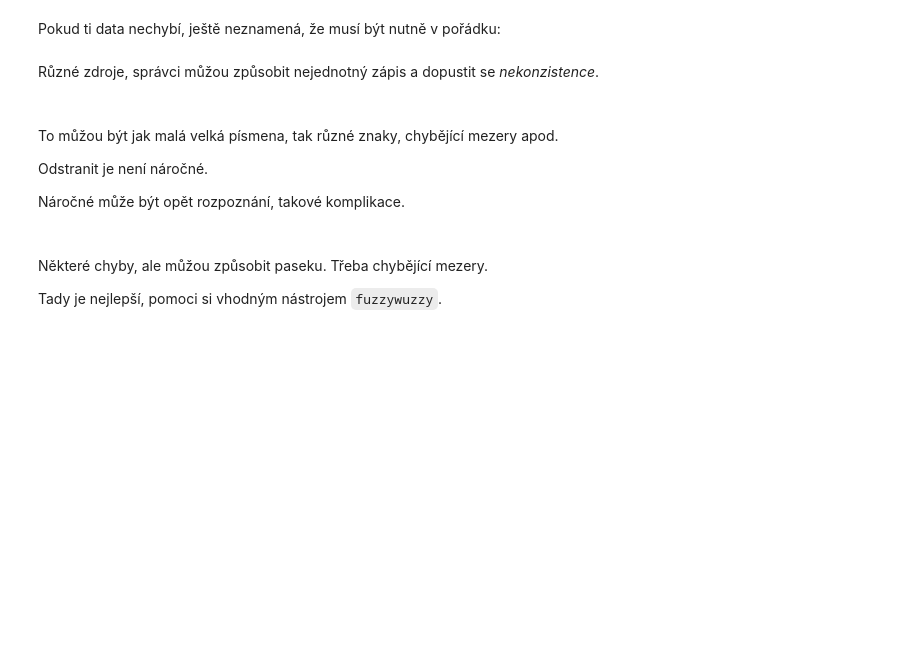
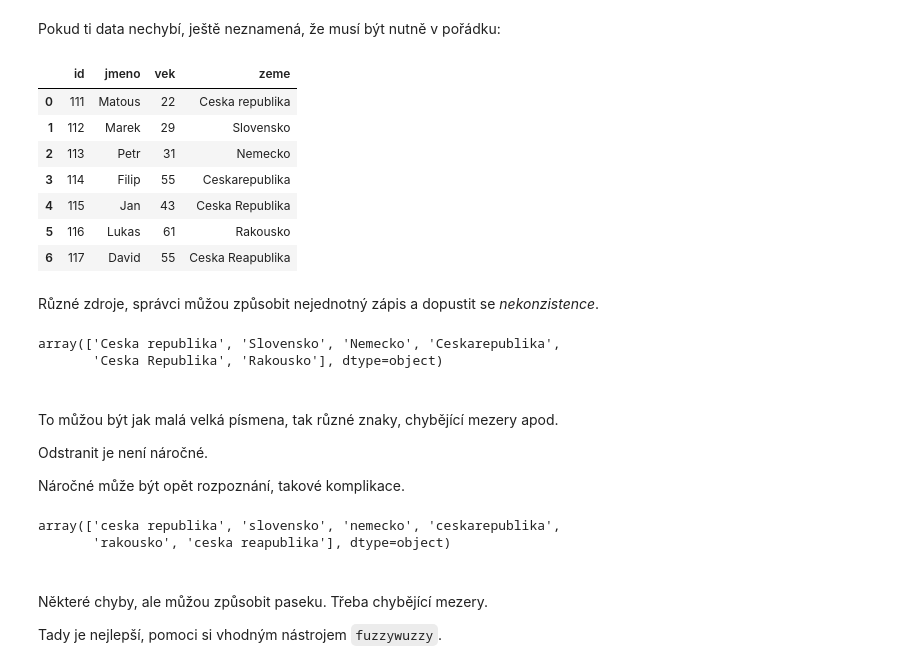
Before and after one commit to Bralor/data-csob-2023, a Jupyter notebook: shared/notebooks/lesson04.ipynb, the cells around one changed output. Drawn from its saved outputs; the diff is of its cells as text; code cells hidden in the pictures; blank space fills up the shorter version.

```diff
--- a/shared/notebooks/lesson04.ipynb
+++ b/shared/notebooks/lesson04.ipynb
@@ -1573,19 +1229,31 @@ Pokud ti data nechybí, ještě neznamená, že musí být nutně v pořádku:
 from pandas import DataFrame
 # %%
 chybny_dataset = {
-    "id": [111, 112, 113, 114, 115, 116],
-    "jmeno": ["Matous", "Marek", "Petr", "Filip", "Jan", "Lukas"],
-    "vek": [22, 29, 31, 55, 43, 61],
-    "zeme": ["Ceska republika", "Slovensko", "Nemecko", "Ceskarepublika", "Ceska republika", "Rakouskou"]
+    "id": [111, 112, 113, 114, 115, 116, 117],
+    "jmeno": ["Matous", "Marek", "Petr", "Filip", "Jan", "Lukas", "David"],
+    "vek": [22, 29, 31, 55, 43, 61, 55],
+    "zeme": ["Ceska republika", "Slovensko", "Nemecko", "Ceskarepublika", "Ceska Republika", "Rakousko", "Ceska Reapublika"]
 }
 # %%
 df_zamestnanci = DataFrame(chybny_dataset)
 # %%
-df_zamestnanci.head()
+df_zamestnanci
+# %% [output]
+|  | id | jmeno | vek | zeme |
+| 0 | 111 | Matous | 22 | Ceska republika |
+| 1 | 112 | Marek | 29 | Slovensko |
+| 2 | 113 | Petr | 31 | Nemecko |
+| 3 | 114 | Filip | 55 | Ceskarepublika |
+| 4 | 115 | Jan | 43 | Ceska Republika |
+| 5 | 116 | Lukas | 61 | Rakousko |
+| 6 | 117 | David | 55 | Ceska Reapublika |
 # %% [markdown]
 Různé zdroje, správci můžou způsobit nejednotný zápis a dopustit se *nekonzistence*.
 # %%
 df_zamestnanci["zeme"].unique()
+# %% [output]
+array(['Ceska republika', 'Slovensko', 'Nemecko', 'Ceskarepublika',
+       'Ceska Republika', 'Rakousko'], dtype=object)
 # %% [markdown]
 <br>
 
@@ -1595,7 +1263,10 @@ Odstranit je není náročné.
 
 Náročné může být opět rozpoznání, takové komplikace.
 # %%
-df_zamestnanci["zeme"].str.lower()
+df_zamestnanci["zeme"].str.lower().unique()
+# %% [output]
+array(['ceska republika', 'slovensko', 'nemecko', 'ceskarepublika',
+       'rakousko', 'ceska reapublika'], dtype=object)
 # %% [markdown]
 <br>
 
```
Also changed, not shown: parts of 136 cells of this notebook.
